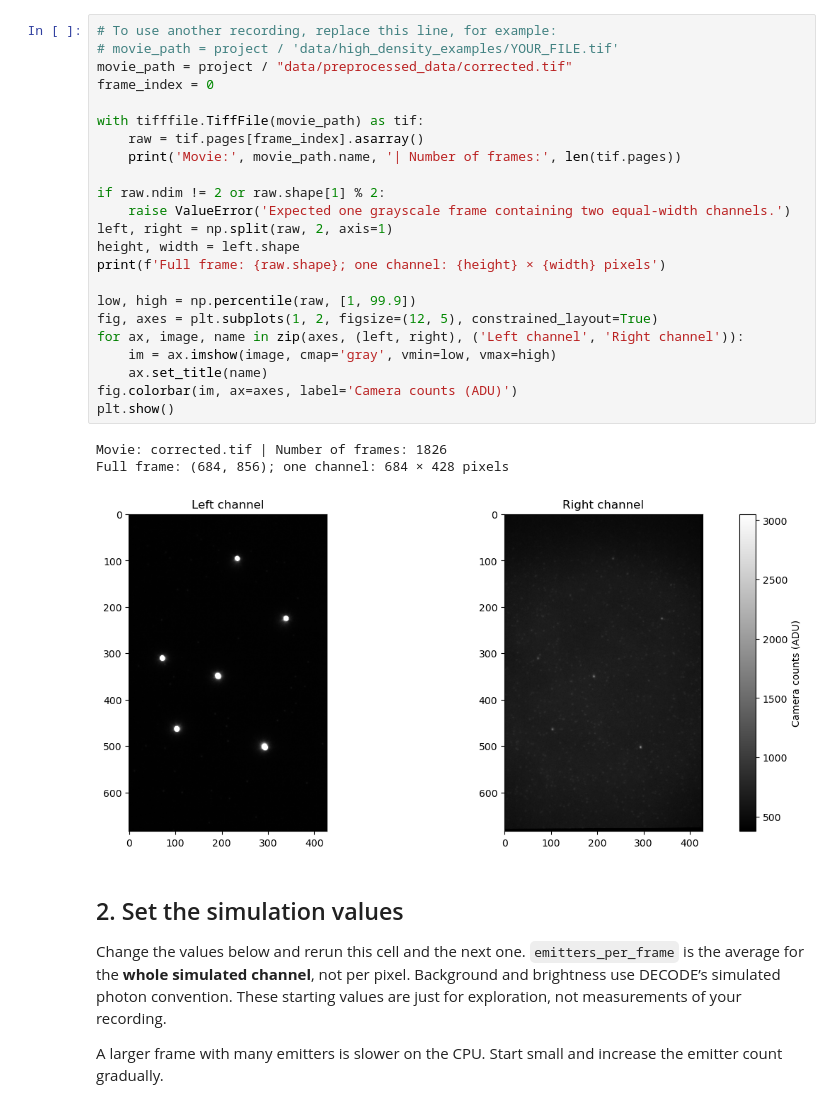
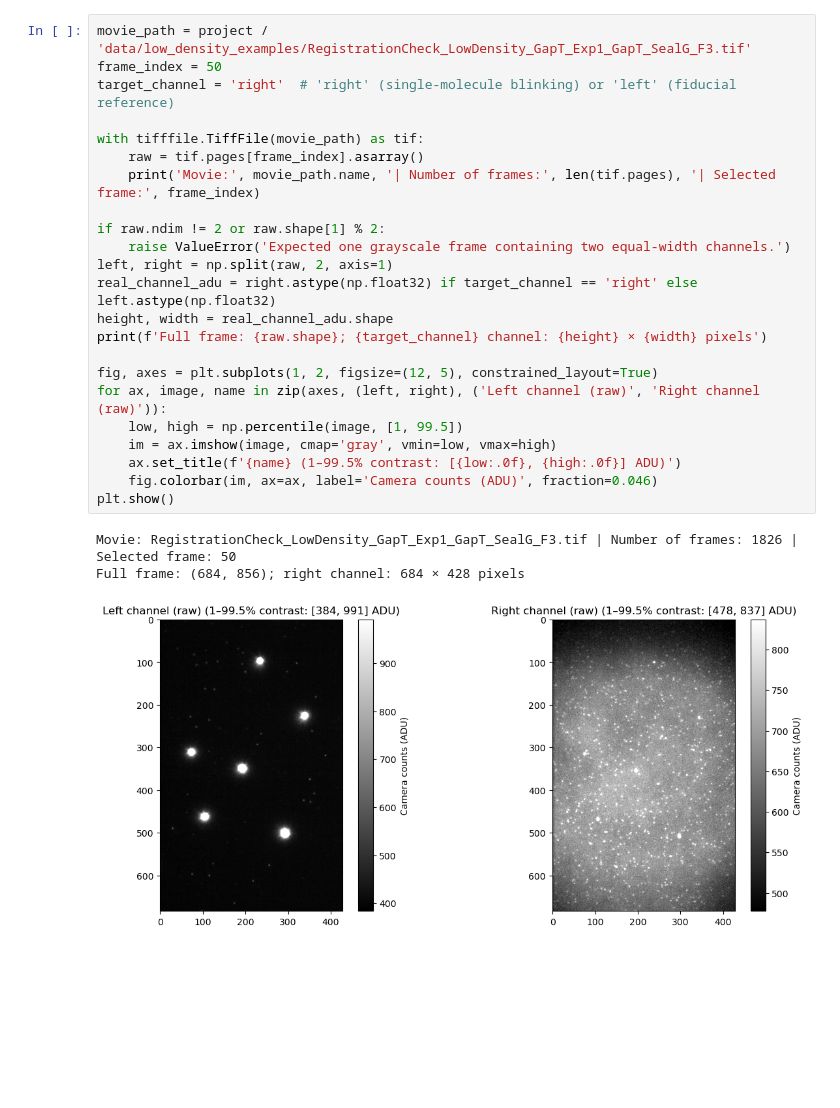
Before and after one commit to rohan2404/mphys, a Jupyter notebook: decode_walkthrough/01_simulation.ipynb, the cells around one changed output. Drawn from its saved outputs; the diff is of its cells as text; blank space fills up the shorter version.

```diff
--- a/decode_walkthrough/01_simulation.ipynb
+++ b/decode_walkthrough/01_simulation.ipynb
@@ -30,33 +35,27 @@ The code below chooses the first TIFF in `data/low_density_examples`. To choose
 # %%
-# To use another recording, replace this line, for example:
-# movie_path = project / 'data/high_density_examples/YOUR_FILE.tif'
-movie_path = project / "data/preprocessed_data/corrected.tif"
-frame_index = 0
+movie_path = project / 'data/low_density_examples/RegistrationCheck_LowDensity_GapT_Exp1_GapT_SealG_F3.tif'
+frame_index = 50
+target_channel = 'right'  # 'right' (single-molecule blinking) or 'left' (fiducial reference)
 
 with tifffile.TiffFile(movie_path) as tif:
     raw = tif.pages[frame_index].asarray()
-    print('Movie:', movie_path.name, '| Number of frames:', len(tif.pages))
+    print('Movie:', movie_path.name, '| Number of frames:', len(tif.pages), '| Selected frame:', frame_index)
 
 if raw.ndim != 2 or raw.shape[1] % 2:
     raise ValueError('Expected one grayscale frame containing two equal-width channels.')
 left, right = np.split(raw, 2, axis=1)
-height, width = left.shape
-print(f'Full frame: {raw.shape}; one channel: {height} × {width} pixels')
+real_channel_adu = right.astype(np.float32) if target_channel == 'right' else left.astype(np.float32)
+height, width = real_channel_adu.shape
+print(f'Full frame: {raw.shape}; {target_channel} channel: {height} × {width} pixels')
 
-low, high = np.percentile(raw, [1, 99.9])
 fig, axes = plt.subplots(1, 2, figsize=(12, 5), constrained_layout=True)
-for ax, image, name in zip(axes, (left, right), ('Left channel', 'Right channel')):
+for ax, image, name in zip(axes, (left, right), ('Left channel (raw)', 'Right channel (raw)')):
+    low, high = np.percentile(image, [1, 99.5])
     im = ax.imshow(image, cmap='gray', vmin=low, vmax=high)
-    ax.set_title(name)
-fig.colorbar(im, ax=axes, label='Camera counts (ADU)')
+    ax.set_title(f'{name} (1–99.5% contrast: [{low:.0f}, {high:.0f}] ADU)')
+    fig.colorbar(im, ax=ax, label='Camera counts (ADU)', fraction=0.046)
 plt.show()
 # %% [output]
-Movie: corrected.tif | Number of frames: 1826
-Full frame: (684, 856); one channel: 684 × 428 pixels
+Movie: RegistrationCheck_LowDensity_GapT_Exp1_GapT_SealG_F3.tif | Number of frames: 1826 | Selected frame: 50
+Full frame: (684, 856); right channel: 684 × 428 pixels
-[figure, old version]
+[figure, new version]
-# %% [markdown]
-## 2. Set the simulation values
-
-Change the values below and rerun this cell and the next one. `emitters_per_frame` is the average for the **whole simulated channel**, not per pixel. Background and brightness use DECODE’s simulated photon convention. These starting values are just for exploration, not measurements of your recording.
-
-A larger frame with many emitters is slower on the CPU. Start small and increase the emitter count gradually.
```
Also changed, not shown: parts of 14 cells of this notebook, 18 other files.
